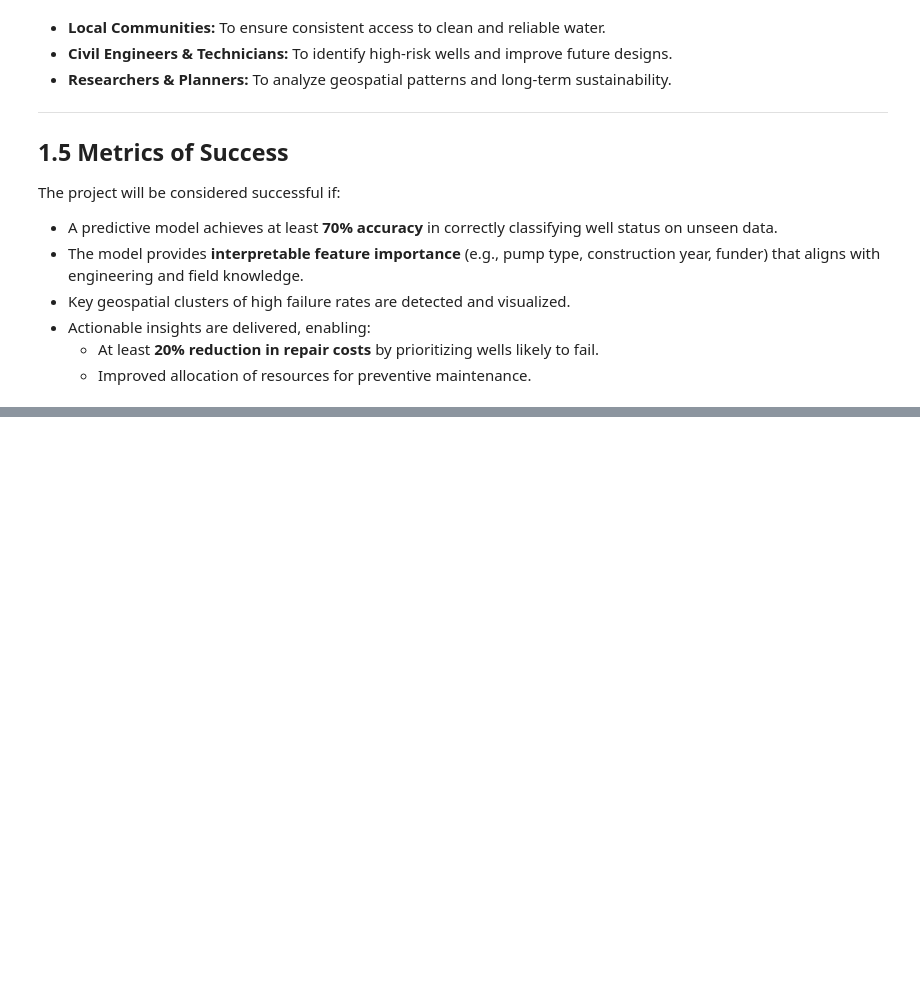
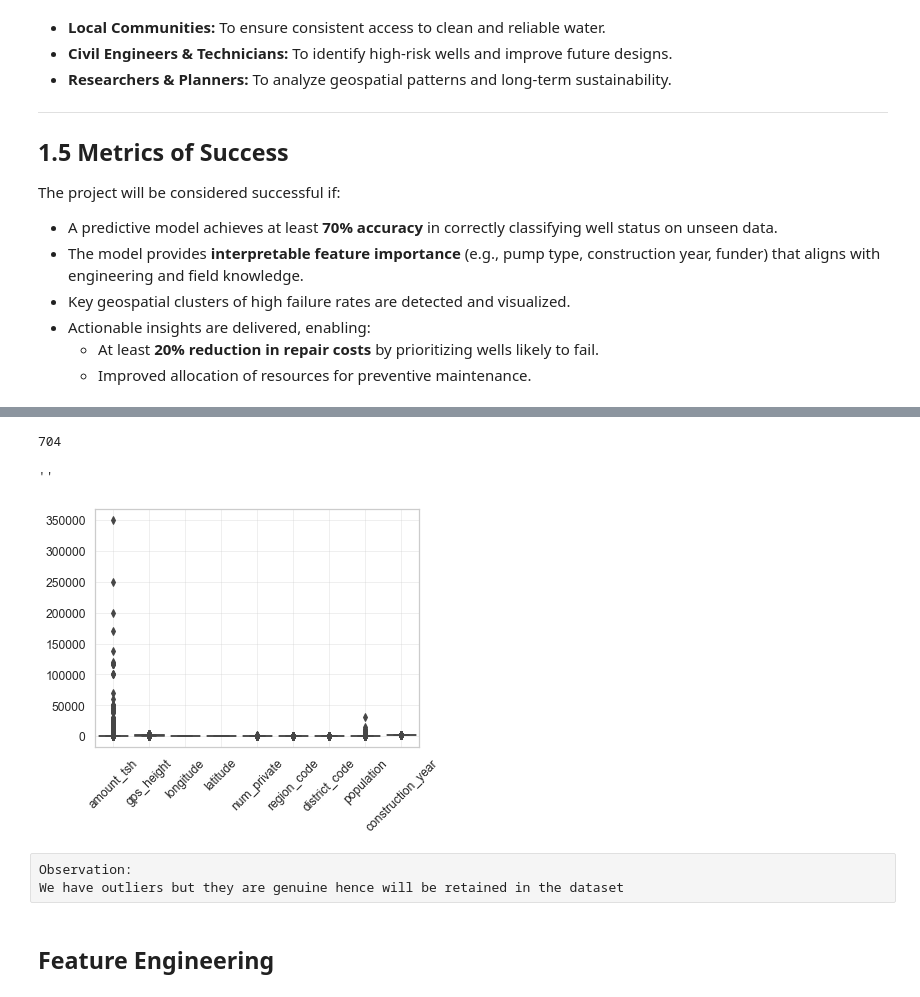
Before and after one commit to HuldahCR/Tanzanian_Water_Well_Risk_Model, a Jupyter notebook: notebooks/Tanzanian_Water_Well_Modeling.ipynb, the cells around one changed output, grey strips where cells are left out. Drawn from its saved outputs; the diff is of its cells as text; code cells hidden in the pictures; blank space fills up the shorter version.

```diff
--- a/notebooks/Tanzanian_Water_Well_Modeling.ipynb
+++ b/notebooks/Tanzanian_Water_Well_Modeling.ipynb
@@ -62,0 +787,7 @@ The project will be considered successful if:
+# %%
+#impute null values for longitude with the regional median longitude
+if train_df1["longitude"].isna().any():
+    train_df1["longitude"] = train_df1.groupby("region")["longitude"].transform(lambda x: x.fillna(x.median()))
+
+#check null values
+train_df1["longitude"].isna().sum()
@@ -62,0 +796,11 @@ The project will be considered successful if:
+# %%
+# impute null values for construction year with the regional median construction year
+if train_df1["construction_year"].isna().any():
+    train_df1["construction_year"] = train_df1.groupby("region")["construction_year"].transform(
+            lambda s: s.fillna(s.median()))
+
+# impute remaining nulls with the median construction year
+train_df1["construction_year"] = train_df1["construction_year"].fillna(train_df1["construction_year"].median())
+
+#check for null values
+train_df1["construction_year"].isna().sum()
@@ -62,0 +809,11 @@ The project will be considered successful if:
+# %%
+#function to fill with the mode for public meeting and permit
+def fill_mode(group):
+        mode = group.mode(dropna=True)
+        return group.fillna(mode.iloc[0] if not mode.empty else "unknown")
+
+# apply the function to imputing the permit by region
+train_df1["permit"] = train_df1.groupby("region")["permit"].transform(fill_mode)
+
+# check for null values
+train_df1["permit"].isna().sum()
@@ -62,0 +822,6 @@ The project will be considered successful if:
+# %%
+# apply the function to imputing the public meeting by region
+train_df1["public_meeting"] = train_df1.groupby("region")["public_meeting"].transform(fill_mode)
+
+# check for null values
+train_df1["public_meeting"].isna().sum()
@@ -62,0 +851,20 @@ The project will be considered successful if:
+# %%
+# check for duplicates
+train_df1.duplicated().sum()
+# %% [output]
+704
+# %%
+#check for outliers
+sns.boxplot(train_df1)
+plt.tight_layout()
+plt.grid(alpha=.3)
+plt.xticks(rotation=45)
+;
+# %% [output]
+''
+[figure, added]
+# %% [raw]
+Observation:
+We have outliers but they are genuine hence will be retained in the dataset
+# %% [markdown]
+## Feature Engineering
```
Also changed, not shown: parts of 91 cells of this notebook.
